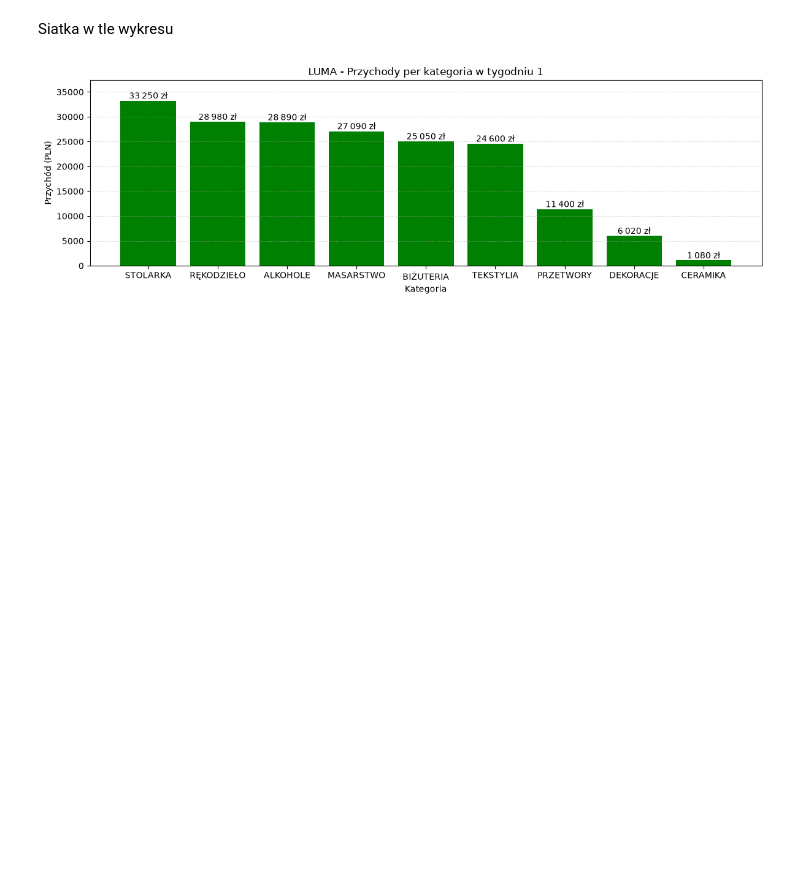
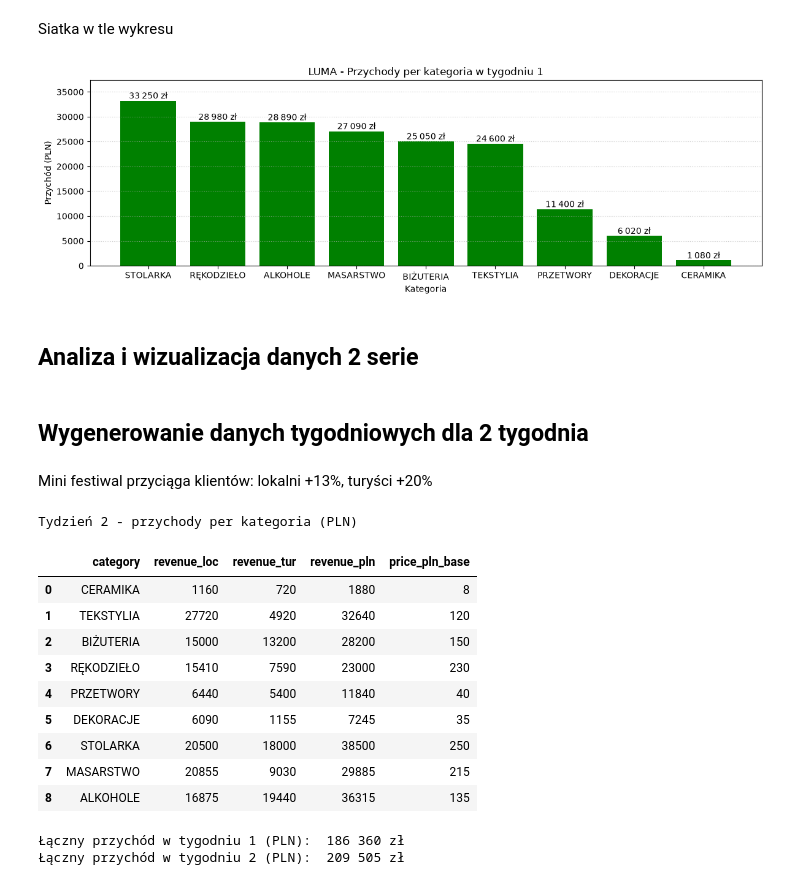
Before and after one commit to kwasniewski27/DataVisualisation, a Jupyter notebook: 01-bar.ipynb, the cells around one changed output. Saved outputs shown, nothing was run; the diff lists cells and outputs as text; code cells hidden in the pictures; blank space fills up the shorter version.

```diff
--- a/01-bar.ipynb
+++ b/01-bar.ipynb
@@ -263,3 +264,32 @@ plt.tight_layout()
 plt.show()
 # %% [output]
 [figure]
+# %% [markdown]
+## Analiza i wizualizacja danych 2 serie
+# %% [markdown]
+## Wygenerowanie danych tygodniowych dla 2 tygodnia
+# %% [markdown]
+ Mini festiwal przyciąga klientów: lokalni +13%, turyści +20%
+# %%
+boost_loc = 0.13
+boost_tur = 0.2
+t2 = generate_weekly_data(catalog, rng, boost_loc=boost_loc, boost_tur=boost_tur)
+t2 = t2.merge(catalog[["category", "price_pln_base"]], on="category", how="left")
+print("Tydzień 2 - przychody per kategoria (PLN)")
+display(t2)
+print("Łączny przychód w tygodniu 1 (PLN): ", format_pln(t1["revenue_pln"].sum()))
+print("Łączny przychód w tygodniu 2 (PLN): ", format_pln(t2["revenue_pln"].sum()))
+# %% [output]
+Tydzień 2 - przychody per kategoria (PLN)
+|  | category | revenue_loc | revenue_tur | revenue_pln | price_pln_base |
+| 0 | CERAMIKA | 1160 | 720 | 1880 | 8 |
+| 1 | TEKSTYLIA | 27720 | 4920 | 32640 | 120 |
+| 2 | BIŻUTERIA | 15000 | 13200 | 28200 | 150 |
+| 3 | RĘKODZIEŁO | 15410 | 7590 | 23000 | 230 |
+| 4 | PRZETWORY | 6440 | 5400 | 11840 | 40 |
+| 5 | DEKORACJE | 6090 | 1155 | 7245 | 35 |
+| 6 | STOLARKA | 20500 | 18000 | 38500 | 250 |
+| 7 | MASARSTWO | 20855 | 9030 | 29885 | 215 |
+| 8 | ALKOHOLE | 16875 | 19440 | 36315 | 135 |
+Łączny przychód w tygodniu 1 (PLN):  186 360 zł
+Łączny przychód w tygodniu 2 (PLN):  209 505 zł
```
Also changed, not shown: parts of 8 cells of this notebook.
